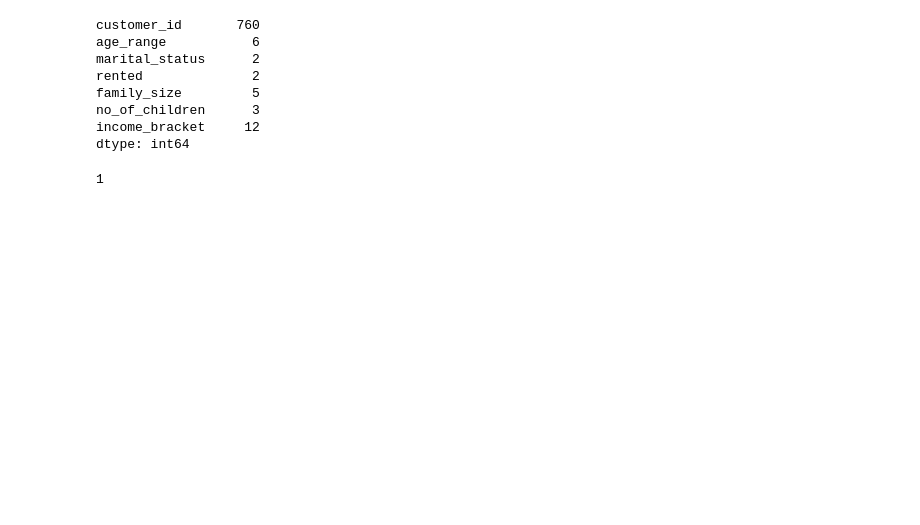
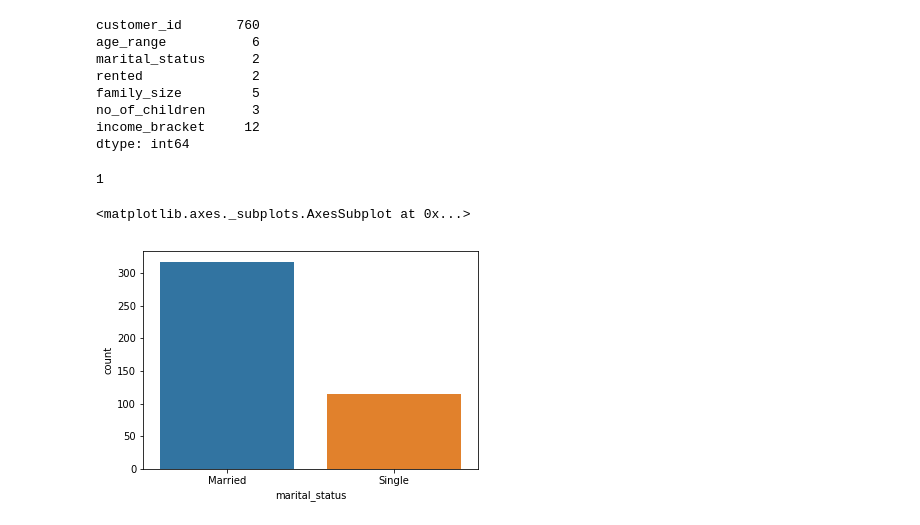
Before and after one commit to AgarwalGeeks/AmExpert, a Jupyter notebook: AmExpert.ipynb, the cells around one changed output. Cells and saved outputs as stored; diff of their text form; code cells hidden in the pictures; blank space fills up the shorter version.

Commit message:
Data exploration

```diff
--- a/AmExpert.ipynb
+++ b/AmExpert.ipynb
@@ -493,3 +497,8 @@ dtype: int64
 customer_demographics_data['customer_id'].min()
 # %% [output]
 1
+# %%
+sns.countplot("marital_status",data=customer_demographics_data)
+# %% [output]
+<matplotlib.axes._subplots.AxesSubplot at 0x...>
+[figure, added]
```
Also changed, not shown: parts of 48 cells of this notebook.
